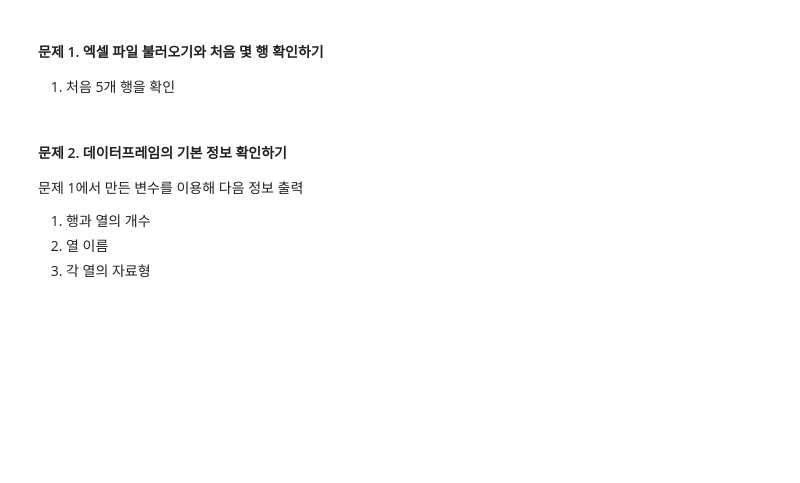
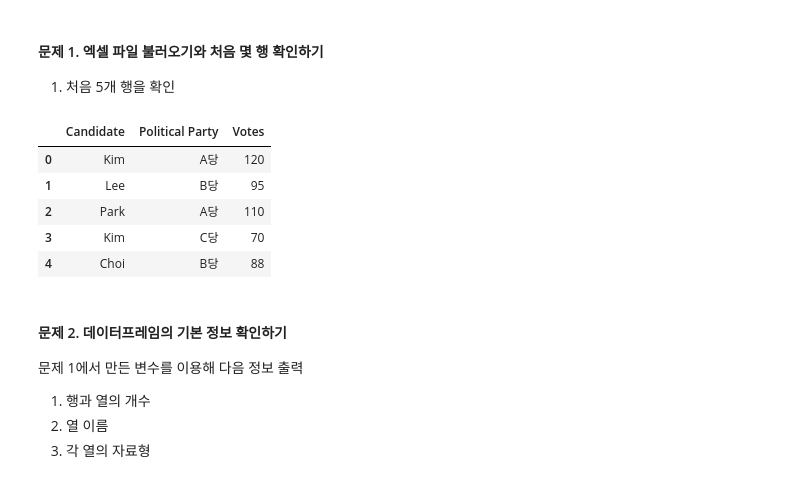
Before and after one commit to aitjoeun/python, a Jupyter notebook: 20.pandas/06.ex.ipynb, the cells around one changed output. Cells and saved outputs as stored; diff of their text form; code cells hidden in the pictures; blank space fills up the shorter version.

```diff
--- a/20.pandas/06.ex.ipynb
+++ b/20.pandas/06.ex.ipynb
@@ -2,6 +6,16 @@
 #### 문제 1. 엑셀 파일 불러오기와 처음 몇 행 확인하기
 
 1. 처음 5개 행을 확인
+# %%
+df = pd.read_excel('data/practice6.xlsx')
+df.head()
+# %% [output]
+|  | Candidate | Political Party | Votes |
+| 0 | Kim | A당 | 120 |
+| 1 | Lee | B당 | 95 |
+| 2 | Park | A당 | 110 |
+| 3 | Kim | C당 | 70 |
+| 4 | Choi | B당 | 88 |
 # %% [markdown]
 #### 문제 2. 데이터프레임의 기본 정보 확인하기
 
```
Also changed, not shown: parts of 12 cells of this notebook, 4 other files.
